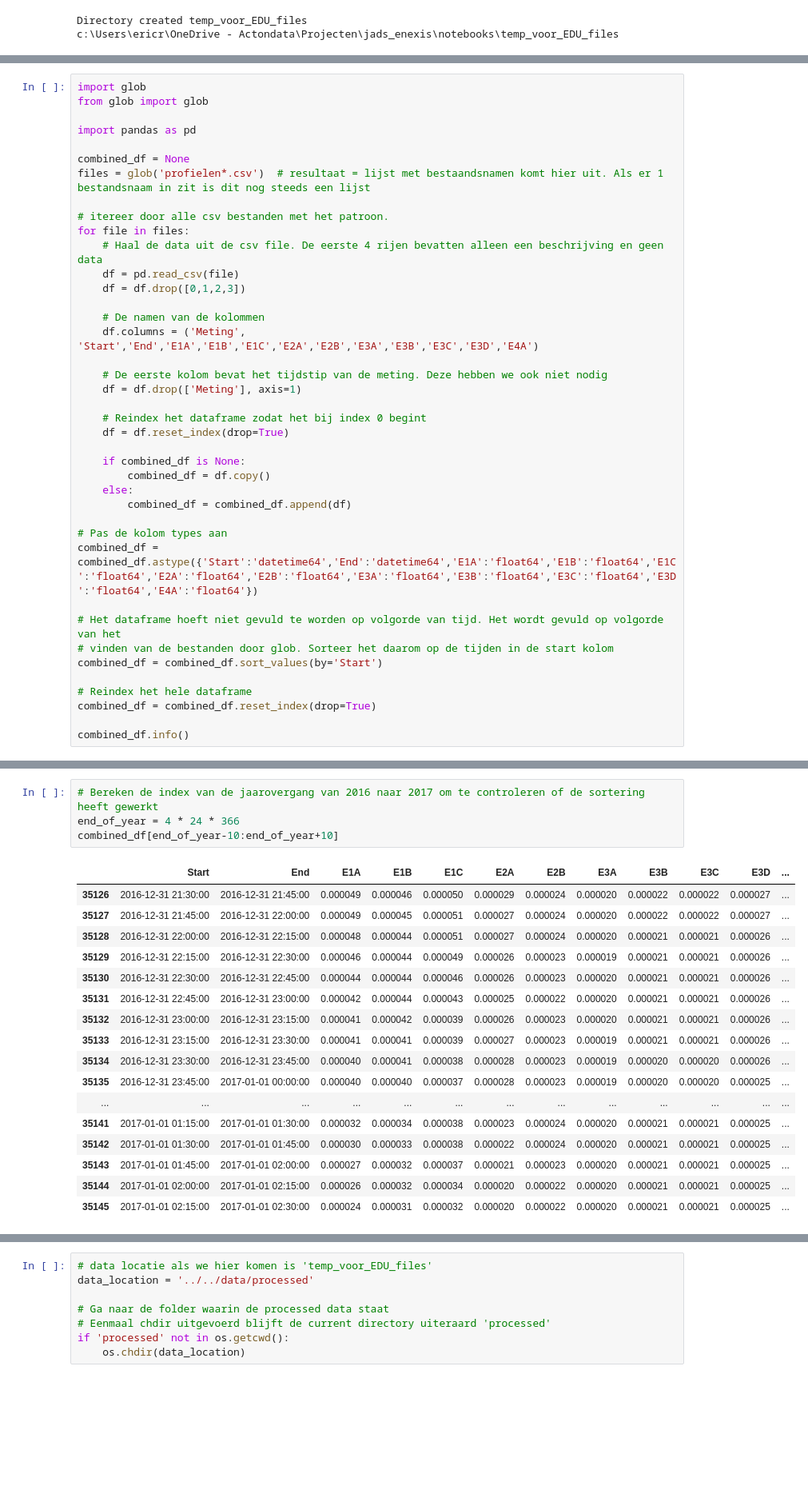
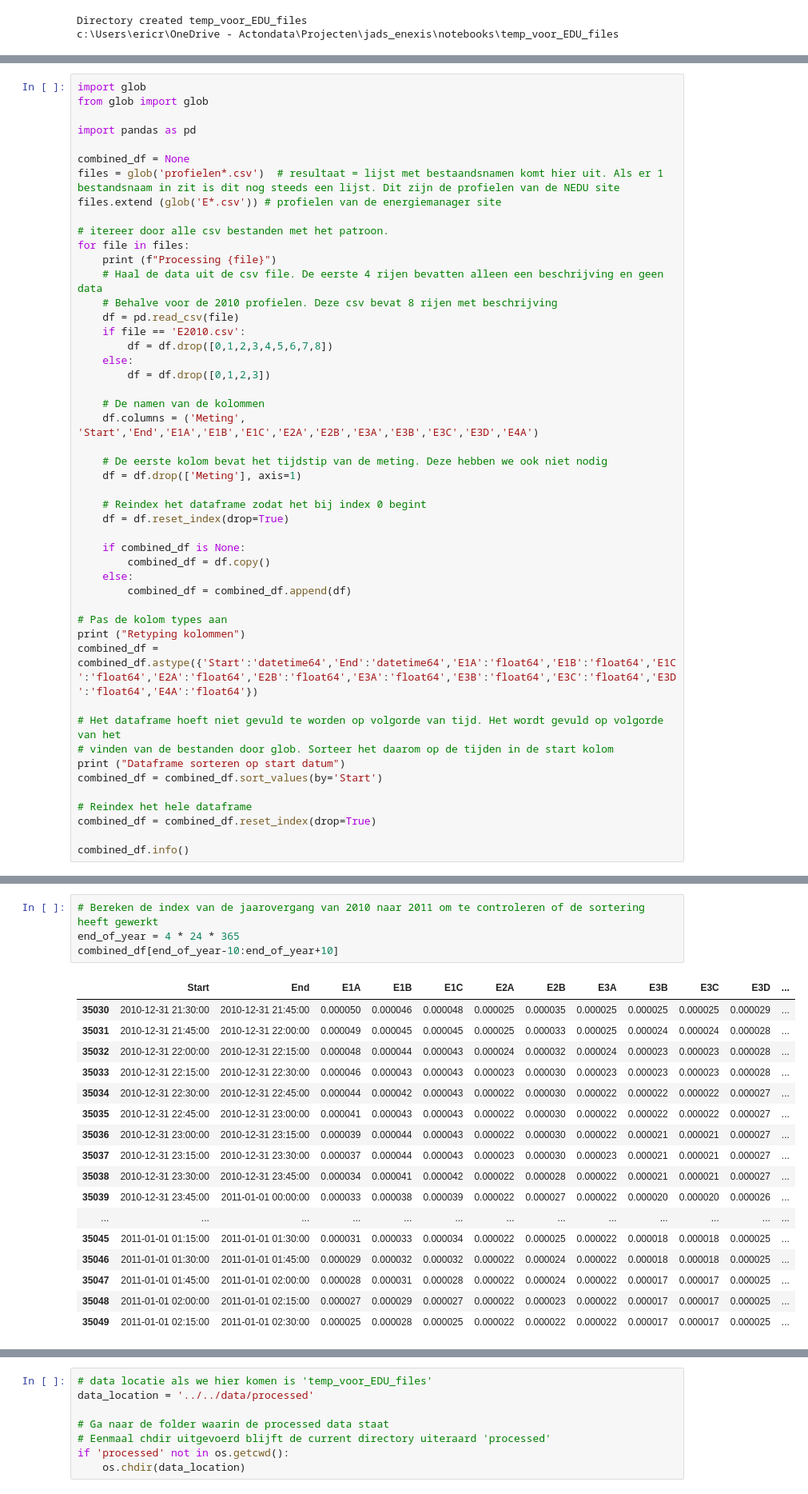
Before and after one commit to processminery/jads_enexis, a Jupyter notebook: notebooks/NEDU files.ipynb, the cells around one changed output, grey strips where cells are left out. Shown at 80% size. Drawn from its saved outputs; the diff is of its cells as text; blank space fills up the shorter version.

Commit message:
Integratie NEDU profielen met kleinverbruik
Uitkomst is het bestand 'pc4_verbruiksdata' met daarin per pc4 code per dag van het jaar voor de jaren 2010-2021 het verbruik

```diff
--- a/notebooks/NEDU files.ipynb
+++ b/notebooks/NEDU files.ipynb
@@ -82,13 +102,19 @@ from glob import glob
 import pandas as pd
 
 combined_df = None
-files = glob('profielen*.csv')  # resultaat = lijst met bestaandsnamen komt hier uit. Als er 1 bestandsnaam in zit is dit nog steeds een lijst
+files = glob('profielen*.csv')  # resultaat = lijst met bestaandsnamen komt hier uit. Als er 1 bestandsnaam in zit is dit nog steeds een lijst. Dit zijn de profielen van de NEDU site
+files.extend (glob('E*.csv')) # profielen van de energiemanager site
 
 # itereer door alle csv bestanden met het patroon.
 for file in files:
+    print (f"Processing {file}")
     # Haal de data uit de csv file. De eerste 4 rijen bevatten alleen een beschrijving en geen data
+    # Behalve voor de 2010 profielen. Deze csv bevat 8 rijen met beschrijving
     df = pd.read_csv(file)
-    df = df.drop([0,1,2,3])
+    if file == 'E2010.csv':
+        df = df.drop([0,1,2,3,4,5,6,7,8])
+    else:
+        df = df.drop([0,1,2,3])
 
     # De namen van de kolommen
     df.columns = ('Meting', 'Start','End','E1A','E1B','E1C','E2A','E2B','E3A','E3B','E3C','E3D','E4A')
@@ -105,10 +131,12 @@ for file in files:
         combined_df = combined_df.append(df)
 
 # Pas de kolom types aan
+print ("Retyping kolommen")
 combined_df = combined_df.astype({'Start':'datetime64','End':'datetime64','E1A':'float64','E1B':'float64','E1C':'float64','E2A':'float64','E2B':'float64','E3A':'float64','E3B':'float64','E3C':'float64','E3D':'float64','E4A':'float64'})
 
 # Het dataframe hoeft niet gevuld te worden op volgorde van tijd. Het wordt gevuld op volgorde van het
 # vinden van de bestanden door glob. Sorteer het daarom op de tijden in de start kolom
+print ("Dataframe sorteren op start datum")
 combined_df = combined_df.sort_values(by='Start')
 
 # Reindex het hele dataframe
@@ -157,22 +183,22 @@ combined_df.head(15)
 # %%
-# Bereken de index van de jaarovergang van 2016 naar 2017 om te controleren of de sortering heeft gewerkt
-end_of_year = 4 * 24 * 366
+# Bereken de index van de jaarovergang van 2010 naar 2011 om te controleren of de sortering heeft gewerkt
+end_of_year = 4 * 24 * 365
 combined_df[end_of_year-10:end_of_year+10]
 # %% [output]
 |  | Start | End | E1A | E1B | E1C | E2A | E2B | E3A | E3B | E3C | E3D | ... |
-| 35126 | 2016-12-31 21:30:00 | 2016-12-31 21:45:00 | 0.000049 | 0.000046 | 0.000050 | 0.000029 | 0.000024 | 0.000020 | 0.000022 | 0.000022 | 0.000027 | ... |
-| 35127 | 2016-12-31 21:45:00 | 2016-12-31 22:00:00 | 0.000049 | 0.000045 | 0.000051 | 0.000027 | 0.000024 | 0.000020 | 0.000022 | 0.000022 | 0.000027 | ... |
-| 35128 | 2016-12-31 22:00:00 | 2016-12-31 22:15:00 | 0.000048 | 0.000044 | 0.000051 | 0.000027 | 0.000024 | 0.000020 | 0.000021 | 0.000021 | 0.000026 | ... |
-| 35129 | 2016-12-31 22:15:00 | 2016-12-31 22:30:00 | 0.000046 | 0.000044 | 0.000049 | 0.000026 | 0.000023 | 0.000019 | 0.000021 | 0.000021 | 0.000026 | ... |
-| 35130 | 2016-12-31 22:30:00 | 2016-12-31 22:45:00 | 0.000044 | 0.000044 | 0.000046 | 0.000026 | 0.000023 | 0.000020 | 0.000021 | 0.000021 | 0.000026 | ... |
-| 35131 | 2016-12-31 22:45:00 | 2016-12-31 23:00:00 | 0.000042 | 0.000044 | 0.000043 | 0.000025 | 0.000022 | 0.000020 | 0.000021 | 0.000021 | 0.000026 | ... |
-| 35132 | 2016-12-31 23:00:00 | 2016-12-31 23:15:00 | 0.000041 | 0.000042 | 0.000039 | 0.000026 | 0.000023 | 0.000020 | 0.000021 | 0.000021 | 0.000026 | ... |
-| 35133 | 2016-12-31 23:15:00 | 2016-12-31 23:30:00 | 0.000041 | 0.000041 | 0.000039 | 0.000027 | 0.000023 | 0.000019 | 0.000021 | 0.000021 | 0.000026 | ... |
-| 35134 | 2016-12-31 23:30:00 | 2016-12-31 23:45:00 | 0.000040 | 0.000041 | 0.000038 | 0.000028 | 0.000023 | 0.000019 | 0.000020 | 0.000020 | 0.000026 | ... |
-| 35135 | 2016-12-31 23:45:00 | 2017-01-01 00:00:00 | 0.000040 | 0.000040 | 0.000037 | 0.000028 | 0.000023 | 0.000019 | 0.000020 | 0.000020 | 0.000025 | ... |
+| 35030 | 2010-12-31 21:30:00 | 2010-12-31 21:45:00 | 0.000050 | 0.000046 | 0.000048 | 0.000025 | 0.000035 | 0.000025 | 0.000025 | 0.000025 | 0.000029 | ... |
+| 35031 | 2010-12-31 21:45:00 | 2010-12-31 22:00:00 | 0.000049 | 0.000045 | 0.000045 | 0.000025 | 0.000033 | 0.000025 | 0.000024 | 0.000024 | 0.000028 | ... |
+| 35032 | 2010-12-31 22:00:00 | 2010-12-31 22:15:00 | 0.000048 | 0.000044 | 0.000043 | 0.000024 | 0.000032 | 0.000024 | 0.000023 | 0.000023 | 0.000028 | ... |
+| 35033 | 2010-12-31 22:15:00 | 2010-12-31 22:30:00 | 0.000046 | 0.000043 | 0.000043 | 0.000023 | 0.000030 | 0.000023 | 0.000023 | 0.000023 | 0.000028 | ... |
+| 35034 | 2010-12-31 22:30:00 | 2010-12-31 22:45:00 | 0.000044 | 0.000042 | 0.000043 | 0.000022 | 0.000030 | 0.000022 | 0.000022 | 0.000022 | 0.000027 | ... |
+| 35035 | 2010-12-31 22:45:00 | 2010-12-31 23:00:00 | 0.000041 | 0.000043 | 0.000043 | 0.000022 | 0.000030 | 0.000022 | 0.000022 | 0.000022 | 0.000027 | ... |
+| 35036 | 2010-12-31 23:00:00 | 2010-12-31 23:15:00 | 0.000039 | 0.000044 | 0.000043 | 0.000022 | 0.000030 | 0.000022 | 0.000021 | 0.000021 | 0.000027 | ... |
+| 35037 | 2010-12-31 23:15:00 | 2010-12-31 23:30:00 | 0.000037 | 0.000044 | 0.000043 | 0.000023 | 0.000030 | 0.000023 | 0.000021 | 0.000021 | 0.000027 | ... |
+| 35038 | 2010-12-31 23:30:00 | 2010-12-31 23:45:00 | 0.000034 | 0.000041 | 0.000042 | 0.000022 | 0.000028 | 0.000022 | 0.000021 | 0.000021 | 0.000027 | ... |
+| 35039 | 2010-12-31 23:45:00 | 2011-01-01 00:00:00 | 0.000033 | 0.000038 | 0.000039 | 0.000022 | 0.000027 | 0.000022 | 0.000020 | 0.000020 | 0.000026 | ... |
 | ... | ... | ... | ... | ... | ... | ... | ... | ... | ... | ... | ... | ... |
-| 35141 | 2017-01-01 01:15:00 | 2017-01-01 01:30:00 | 0.000032 | 0.000034 | 0.000038 | 0.000023 | 0.000024 | 0.000020 | 0.000021 | 0.000021 | 0.000025 | ... |
-| 35142 | 2017-01-01 01:30:00 | 2017-01-01 01:45:00 | 0.000030 | 0.000033 | 0.000038 | 0.000022 | 0.000024 | 0.000020 | 0.000021 | 0.000021 | 0.000025 | ... |
-| 35143 | 2017-01-01 01:45:00 | 2017-01-01 02:00:00 | 0.000027 | 0.000032 | 0.000037 | 0.000021 | 0.000023 | 0.000020 | 0.000021 | 0.000021 | 0.000025 | ... |
-| 35144 | 2017-01-01 02:00:00 | 2017-01-01 02:15:00 | 0.000026 | 0.000032 | 0.000034 | 0.000020 | 0.000022 | 0.000020 | 0.000021 | 0.000021 | 0.000025 | ... |
-| 35145 | 2017-01-01 02:15:00 | 2017-01-01 02:30:00 | 0.000024 | 0.000031 | 0.000032 | 0.000020 | 0.000022 | 0.000020 | 0.000021 | 0.000021 | 0.000025 | ... |
+| 35045 | 2011-01-01 01:15:00 | 2011-01-01 01:30:00 | 0.000031 | 0.000033 | 0.000034 | 0.000022 | 0.000025 | 0.000022 | 0.000018 | 0.000018 | 0.000025 | ... |
+| 35046 | 2011-01-01 01:30:00 | 2011-01-01 01:45:00 | 0.000029 | 0.000032 | 0.000032 | 0.000022 | 0.000024 | 0.000022 | 0.000018 | 0.000018 | 0.000025 | ... |
+| 35047 | 2011-01-01 01:45:00 | 2011-01-01 02:00:00 | 0.000028 | 0.000031 | 0.000028 | 0.000022 | 0.000024 | 0.000022 | 0.000017 | 0.000017 | 0.000025 | ... |
+| 35048 | 2011-01-01 02:00:00 | 2011-01-01 02:15:00 | 0.000027 | 0.000029 | 0.000027 | 0.000022 | 0.000023 | 0.000022 | 0.000017 | 0.000017 | 0.000025 | ... |
+| 35049 | 2011-01-01 02:15:00 | 2011-01-01 02:30:00 | 0.000025 | 0.000028 | 0.000025 | 0.000022 | 0.000022 | 0.000022 | 0.000017 | 0.000017 | 0.000025 | ... |
```
Also changed, not shown: parts of 4 cells of this notebook, 2 other files.
